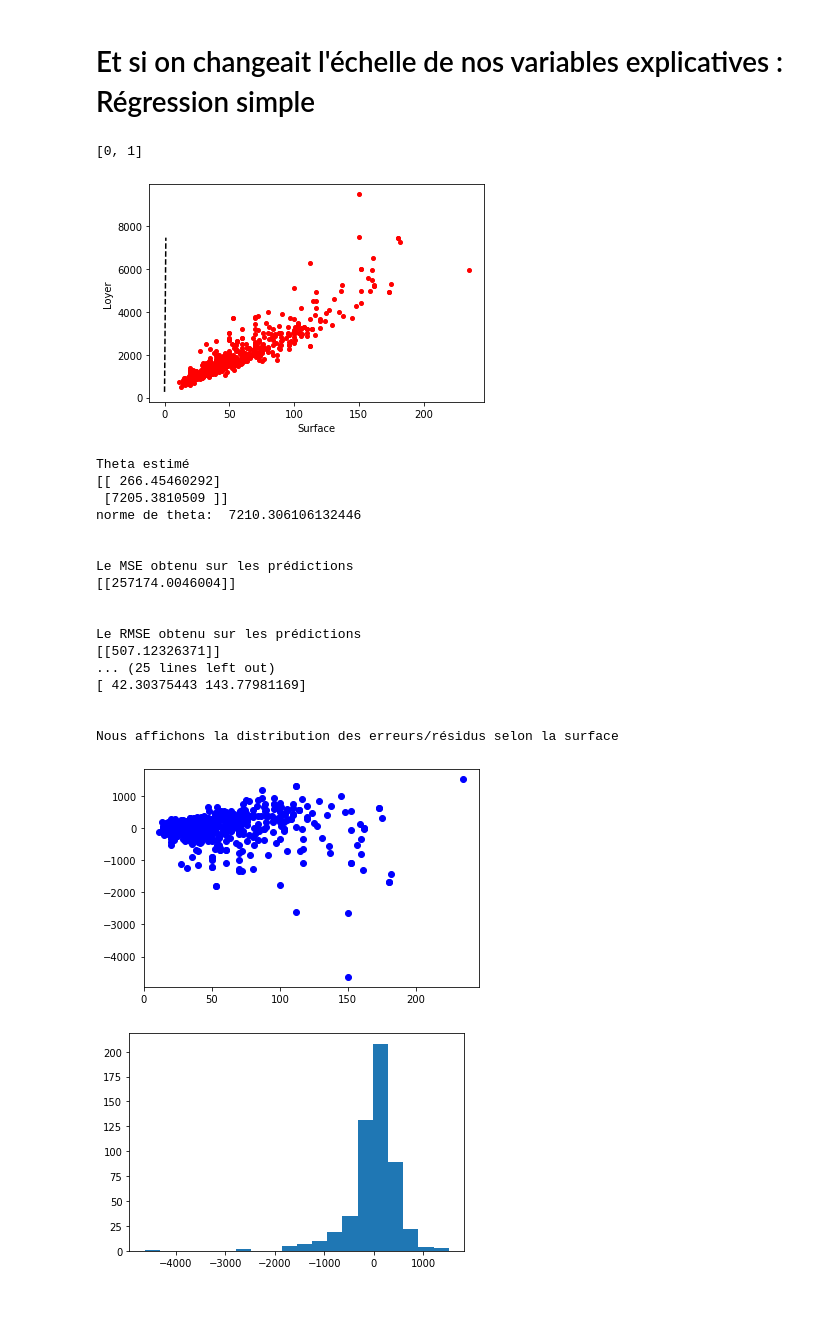
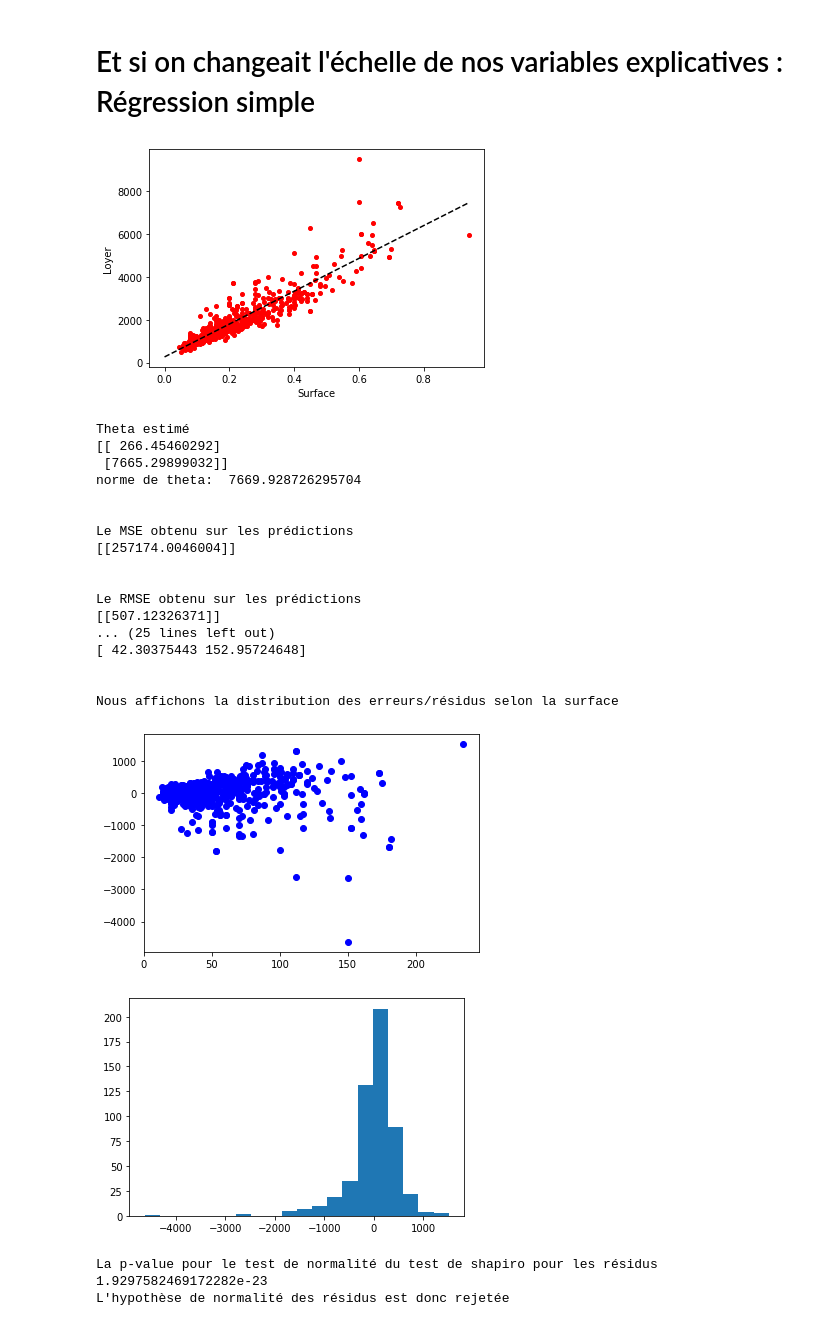
Before and after one commit to JohnnyChen765/perso_project, a Jupyter notebook: reg_lin/real_estate.ipynb, the cells around one changed output. Saved outputs shown, nothing was run; the diff lists cells and outputs as text; code cells hidden in the pictures.

```diff
--- a/reg_lin/real_estate.ipynb
+++ b/reg_lin/real_estate.ipynb
@@ -468,33 +467,35 @@ L'hypothèse de normalité des résidus est donc rejetée
 # %%
 facteur_echelle = 1 / 250
 x_axis = [0, 1]
 X_echelle = np.matrix([
     np.ones(house_data.shape[0]),
     facteur_echelle * house_data['surface']
 ]).T
 
-fit_and_get_info(fit_lin, X_echelle, y, x_axis)
+fit_and_get_info(fit_lin, X_echelle, y)
 
 # On voit que le RMSE ne change pas vraiment.
 # %% [output]
+[figure, new version]
-[0, 1]
+Theta estimé
+[[ 266.45460292]
+ [7665.29899032]]
+norme de theta:  7669.928726295704
+
+
+Le MSE obtenu sur les prédictions
+[[257174.0046004]]
+
+
+Le RMSE obtenu sur les prédictions
+[[507.12326371]]
+... (25 lines left out)
+[ 42.30375443 152.95724648]
+
+
+Nous affichons la distribution des erreurs/résidus selon la surface
-[figure, old version]
-Theta estimé
-[[ 266.45460292]
- [7205.3810509 ]]
-norme de theta:  7210.306106132446
-
-
-Le MSE obtenu sur les prédictions
-[[257174.0046004]]
-
-
-Le RMSE obtenu sur les prédictions
-[[507.12326371]]
-... (25 lines left out)
-[ 42.30375443 143.77981169]
-
-
-Nous affichons la distribution des erreurs/résidus selon la surface
 [figure]
 [figure]
+La p-value pour le test de normalité du test de shapiro pour les résidus
+1.9297582469172282e-23
+L'hypothèse de normalité des résidus est donc rejetée
```
Also changed, not shown: parts of 3 cells of this notebook.
